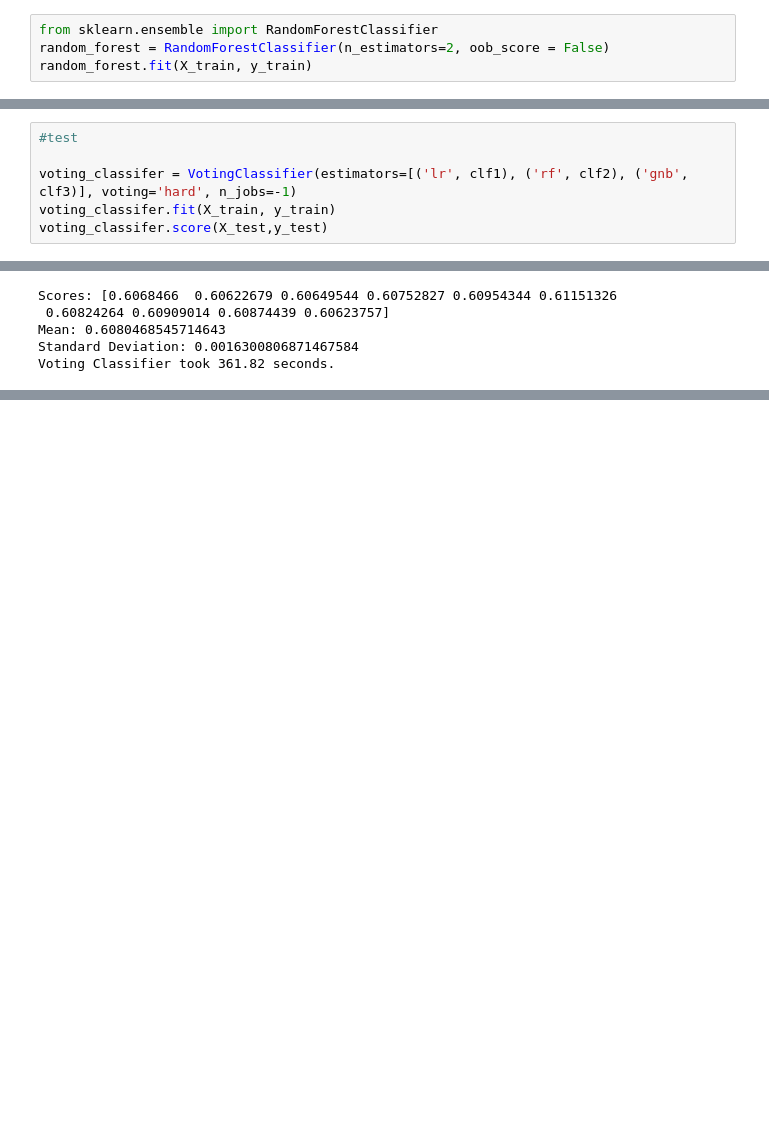
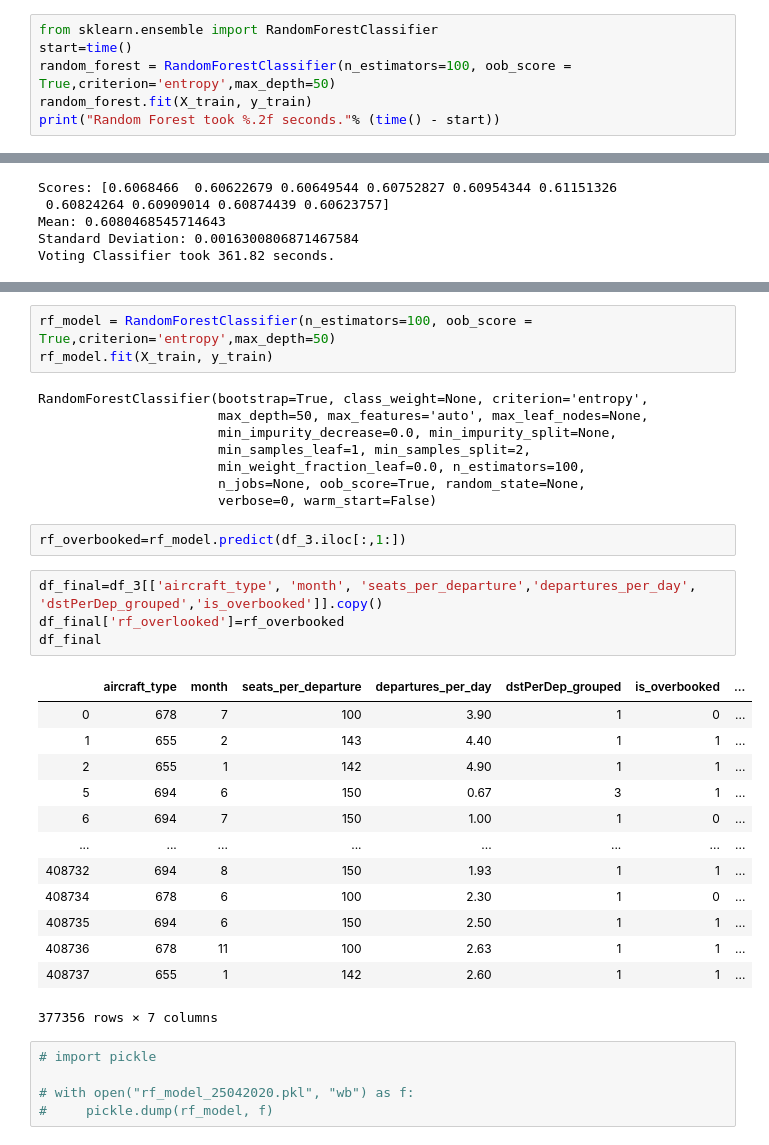
Before and after one commit to baylarov/Airlines_TicketSalesOptimization_ML, a Jupyter notebook: main/airlines_ob.ipynb, the cells around one changed output, grey strips where cells are left out. Drawn from its saved outputs; the diff is of its cells as text; blank space fills up the shorter version.

Commit message:
ml model ve dosya güncellemeleri

```diff
--- a/main/airlines_ob.ipynb
+++ b/main/airlines_ob.ipynb
@@ -384,5 +381,7 @@ decision_tree.score(X_test, y_test)
 # %%
 from sklearn.ensemble import RandomForestClassifier
-random_forest = RandomForestClassifier(n_estimators=2, oob_score = False)
+start=time()
+random_forest = RandomForestClassifier(n_estimators=100, oob_score = True,criterion='entropy',max_depth=50)
 random_forest.fit(X_train, y_train)
+print("Random Forest took %.2f seconds."% (time() - start))
 # %% [output]
@@ -575,9 +570,3 @@ y_predict = voting_classifer.predict(X_train)  # This is a hard classifier
 voting_classifer.score(X_train, y_train)
 # %% [output]
 0.7218335519603556
-# %%
-#test
-
-voting_classifer = VotingClassifier(estimators=[('lr', clf1), ('rf', clf2), ('gnb', clf3)], voting='hard', n_jobs=-1)
-voting_classifer.fit(X_train, y_train)
-voting_classifer.score(X_test,y_test)
@@ -705,0 +661,36 @@ decision_tree.score(A_test, B_test)
+# %%
+rf_model = RandomForestClassifier(n_estimators=100, oob_score = True,criterion='entropy',max_depth=50)
+rf_model.fit(X_train, y_train)
+# %% [output]
+RandomForestClassifier(bootstrap=True, class_weight=None, criterion='entropy',
+                       max_depth=50, max_features='auto', max_leaf_nodes=None,
+                       min_impurity_decrease=0.0, min_impurity_split=None,
+                       min_samples_leaf=1, min_samples_split=2,
+                       min_weight_fraction_leaf=0.0, n_estimators=100,
+                       n_jobs=None, oob_score=True, random_state=None,
+                       verbose=0, warm_start=False)
+# %%
+rf_overbooked=rf_model.predict(df_3.iloc[:,1:])
+# %%
+df_final=df_3[['aircraft_type', 'month', 'seats_per_departure','departures_per_day', 'dstPerDep_grouped','is_overbooked']].copy()
+df_final['rf_overlooked']=rf_overbooked
+df_final
+# %% [output]
+|  | aircraft_type | month | seats_per_departure | departures_per_day | dstPerDep_grouped | is_overbooked | ... |
+| 0 | 678 | 7 | 100 | 3.90 | 1 | 0 | ... |
+| 1 | 655 | 2 | 143 | 4.40 | 1 | 1 | ... |
+| 2 | 655 | 1 | 142 | 4.90 | 1 | 1 | ... |
+| 5 | 694 | 6 | 150 | 0.67 | 3 | 1 | ... |
+| 6 | 694 | 7 | 150 | 1.00 | 1 | 0 | ... |
+| ... | ... | ... | ... | ... | ... | ... | ... |
+| 408732 | 694 | 8 | 150 | 1.93 | 1 | 1 | ... |
+| 408734 | 678 | 6 | 100 | 2.30 | 1 | 0 | ... |
+| 408735 | 694 | 6 | 150 | 2.50 | 1 | 1 | ... |
+| 408736 | 678 | 11 | 100 | 2.63 | 1 | 1 | ... |
+| 408737 | 655 | 1 | 142 | 2.60 | 1 | 1 | ... |
+377356 rows × 7 columns
+# %%
+# import pickle
+
+# with open("rf_model_25042020.pkl", "wb") as f:
+#     pickle.dump(rf_model, f)
```
Also changed, not shown: parts of 20 cells of this notebook, 16 other files.
